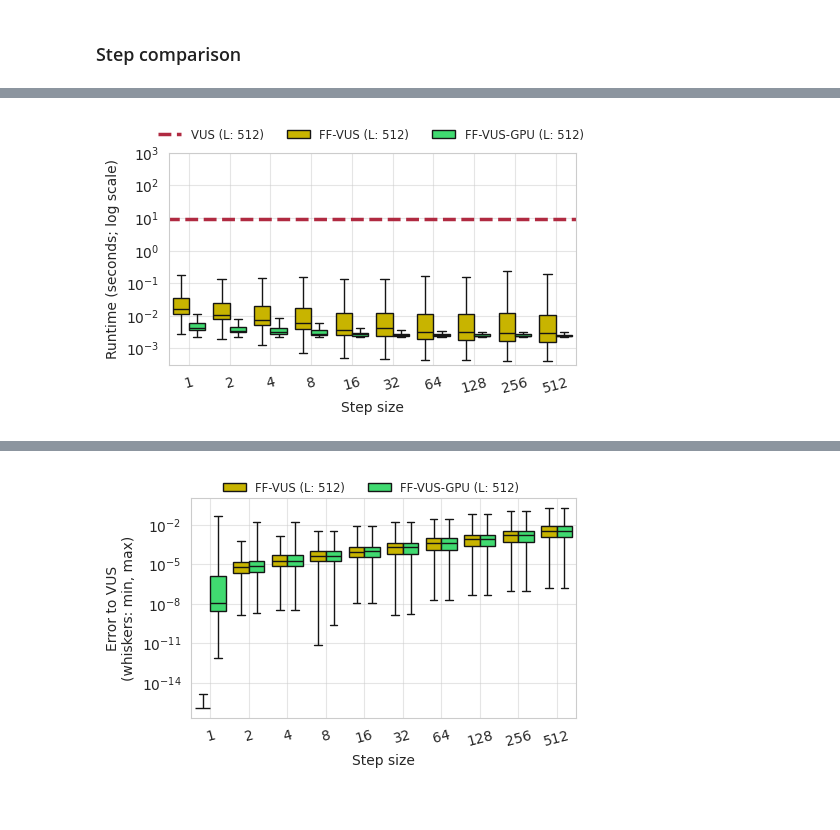
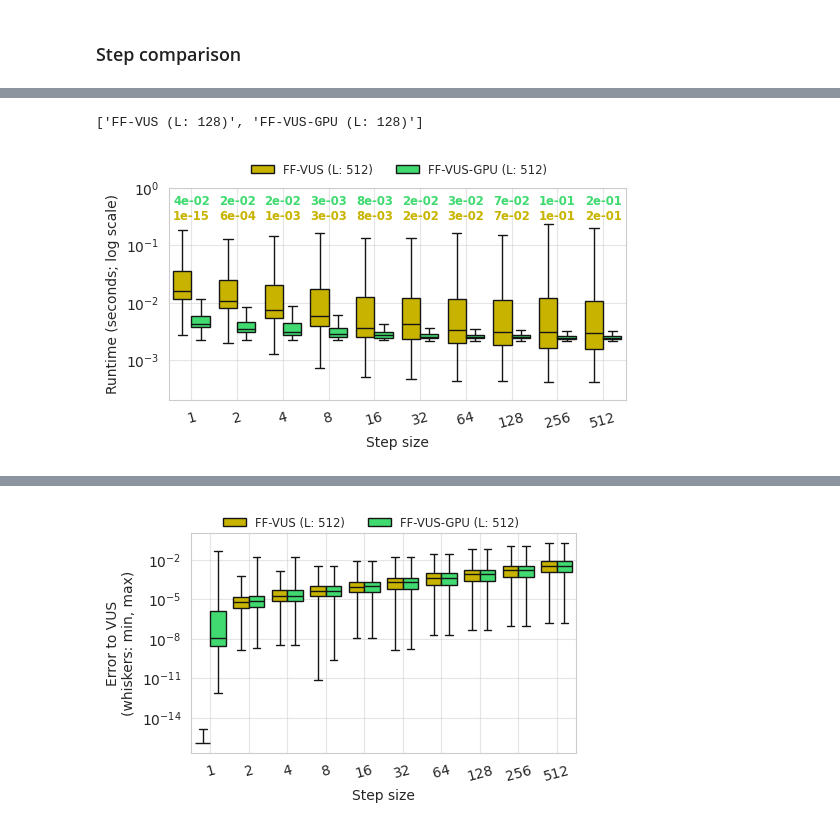
Before and after one commit to sylligardos/ff-vus, a Jupyter notebook: src/notebooks/experimental_results.ipynb, the cells around one changed output, grey strips where cells are left out. Saved outputs shown, nothing was run; the diff lists cells and outputs as text; code cells hidden in the pictures.

Commit message:
smaller figures in nottebook

```diff
--- a/src/notebooks/experimental_results.ipynb
+++ b/src/notebooks/experimental_results.ipynb
@@ -183,7 +214,7 @@ finalize_plot(save_fig_path, 'exec_time_comparison_tsb')
 # %%
 # What is the execution time difference
 curr_df  = df[df['Metric'].isin(['AUC', 'FF-VUS-GPU (L: 128)', 'FF-VUS (L: 128)', 'VUS (L: 128)'])]
-median_times = curr_df.groupby('Metric')['Metric time'].median()
+median_times = curr_df.groupby('Metric')['Metric time'].mean()
 order = median_times.sort_values().index.to_list()
 
 plt.figure(figsize=(4, 3.5))
@@ -208,9 +239,15 @@ axis.tick_params(axis='x', rotation=15)
 axis.grid(visible=False, axis='x')
 
 for i, metric in enumerate(order):
-    if i == len(order) - 1:
-        break
-    axis.annotate(f'{speed_up_dict[metric]:.0f}$\\times$\nfaster', xy=(i - .2, 0.2 + i*0.2))
+    if 'FF-' in metric:
+        axis.annotate(
+            f'{speed_up_dict[metric]:.0f}$\\times$\nfaster',
+            xy=(3, 1.5),
+            xytext=(i-0.25, 0.09 + i*0.6),
+            arrowprops=dict(arrowstyle="<-", connectionstyle="arc3,rad=-.4", color='k', alpha=0.8),
+            # ha='center',
+            va='top'
+        )
 
 # Highlight the 2nd and 3rd xtick_label in bold
 xticklabels = axis.get_xticklabels()
@@ -569,3 +592,8 @@ df_step.sample(3)
 3 rows × 23 columns
 # %%
 df_vus_512 = df[np.logical_and(df['Metric'] == 'VUS (L: 128)', df['Slope size'] == 512)]
+# %%
+df_vus_512_control = df_vus_512.set_index('Time series')['Metric value']
+
+df_step['Error'] = df_step.apply(lambda row: row['Metric value'] - df_vus_512_control.loc[row['Time series']], axis=1)
+df_step.sample(3)
@@ -572,39 +606,60 @@ df_vus_512 = df[np.logical_and(df['Metric'] == 'VUS (L: 128)', df['Slope size']
+# %%
+metrics
+# %% [output]
+['FF-VUS (L: 128)', 'FF-VUS-GPU (L: 128)']
 # %%
-fig, axis = plt.subplots(1, 1, figsize=(5, 3))
-plt.hlines(df_vus_512['Metric time'].mean(), xmin=-1, xmax=512, lw=2.5, color=color_palette['VUS (L: 128)'], linestyle='--', label='VUS (L: 512)')
+fig, axis = plt.subplots(1, 1, figsize=(5.5, 3))
+# plt.hlines(df_vus_512['Metric time'].mean(), xmin=-1, xmax=512, lw=2.5, color=color_palette['VUS (L: 128)'], linestyle='--', label='VUS (L: 512)')
 sns.boxplot(
     y='Metric time',
     x='Step',
     data=df_step,
     showfliers=False,
     log_scale=True,
     hue='Metric',
     palette=color_palette,
     saturation=1,
     ax=axis
 )
 axis.set_xlabel('Step size')
 axis.set_ylabel('Runtime (seconds; log scale)')
 axis.tick_params(axis='x', labelrotation=15)
-axis.set_yticks([10**i for i in range(-3, 4)])
 axis.grid(axis='both', alpha=0.5)
+axis.set_ylim(0.0002, 1)
+
+# annotate error info above each Step box
+steps = sorted(df_step['Step'].dropna().unique())
+for i, s in enumerate(steps):
+    errs = df_step.loc[df_step['Step'] == s, 'Error'].abs()
+
+    for j, metric in enumerate(metrics):
+        axis.text(i,
+            .25 + j*0.2,
+            f'{df_step[np.logical_and(df_step['Metric'] == metric, df_step['Step'] == s)]['Error'].max():.0e}',
+            ha='center',
+            va='bottom',
+            fontsize='small',
+            color=color_palette[metric],
+            weight='bold',
+            # bbox=dict(boxstyle="round,pad=0.3", fc="white", alpha=0.8)
+        )
 
 handles, labels = axis.get_legend_handles_labels()
 labels = [label.replace(' (L: 128)', ' (L: 512)') for label in labels]
 axis.get_legend().remove()
 fig.legend(
     handles,
     labels,
     loc='upper center',
     bbox_to_anchor=(0.56, 1.04),
     ncol=len(labels),
     frameon=False,
     fontsize='small'
 )
 
-finalize_plot(save_fig_path, 'exec_time_step_comparison')
+finalize_plot(save_fig_path, 'step_comparison')
 # %% [output]
-[figure, old version]
+[figure, new version]
 # %%
 df_vus_512_control = df_vus_512.set_index('Time series')['Metric value']
 
```
Also changed, not shown: parts of 12 cells of this notebook.
